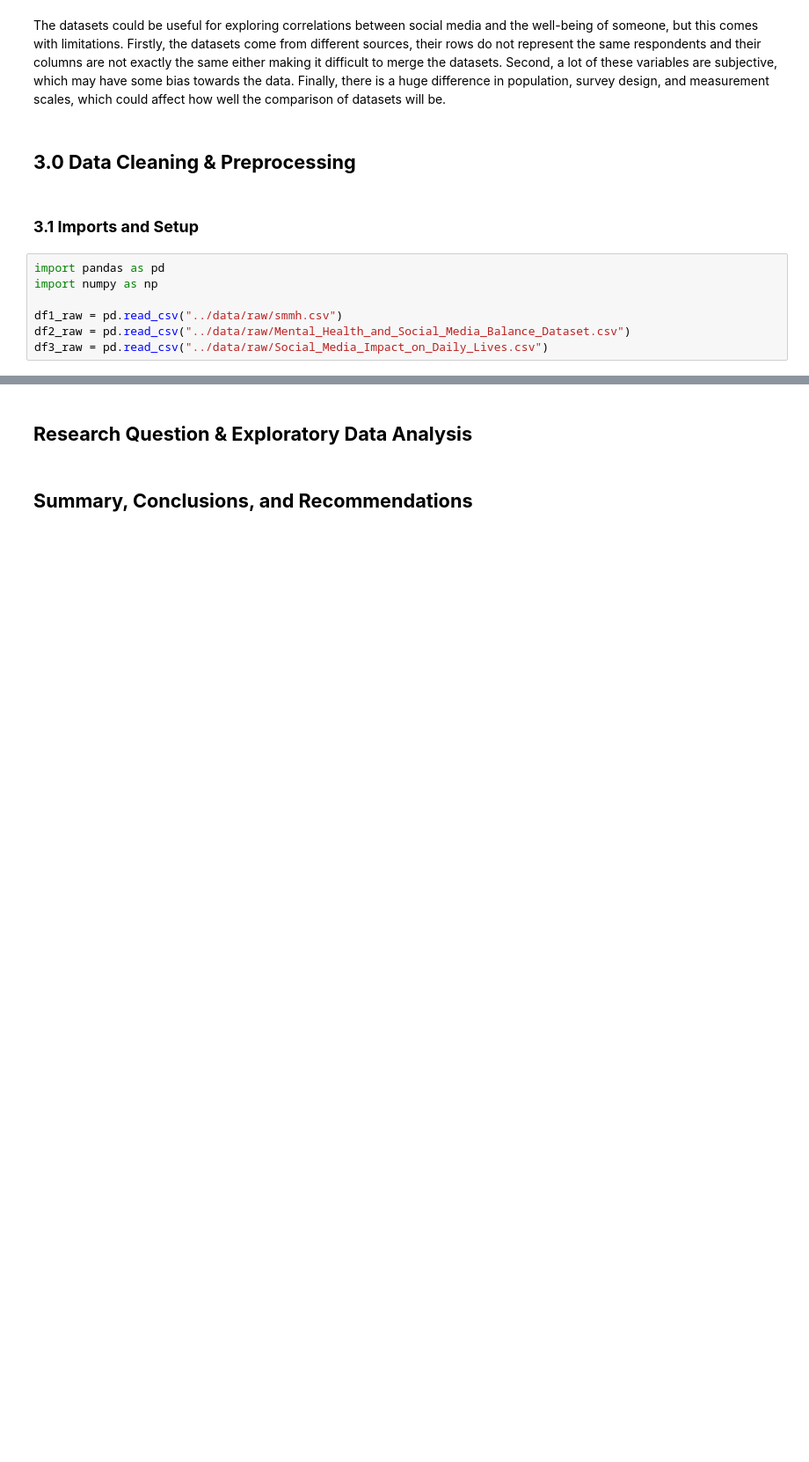
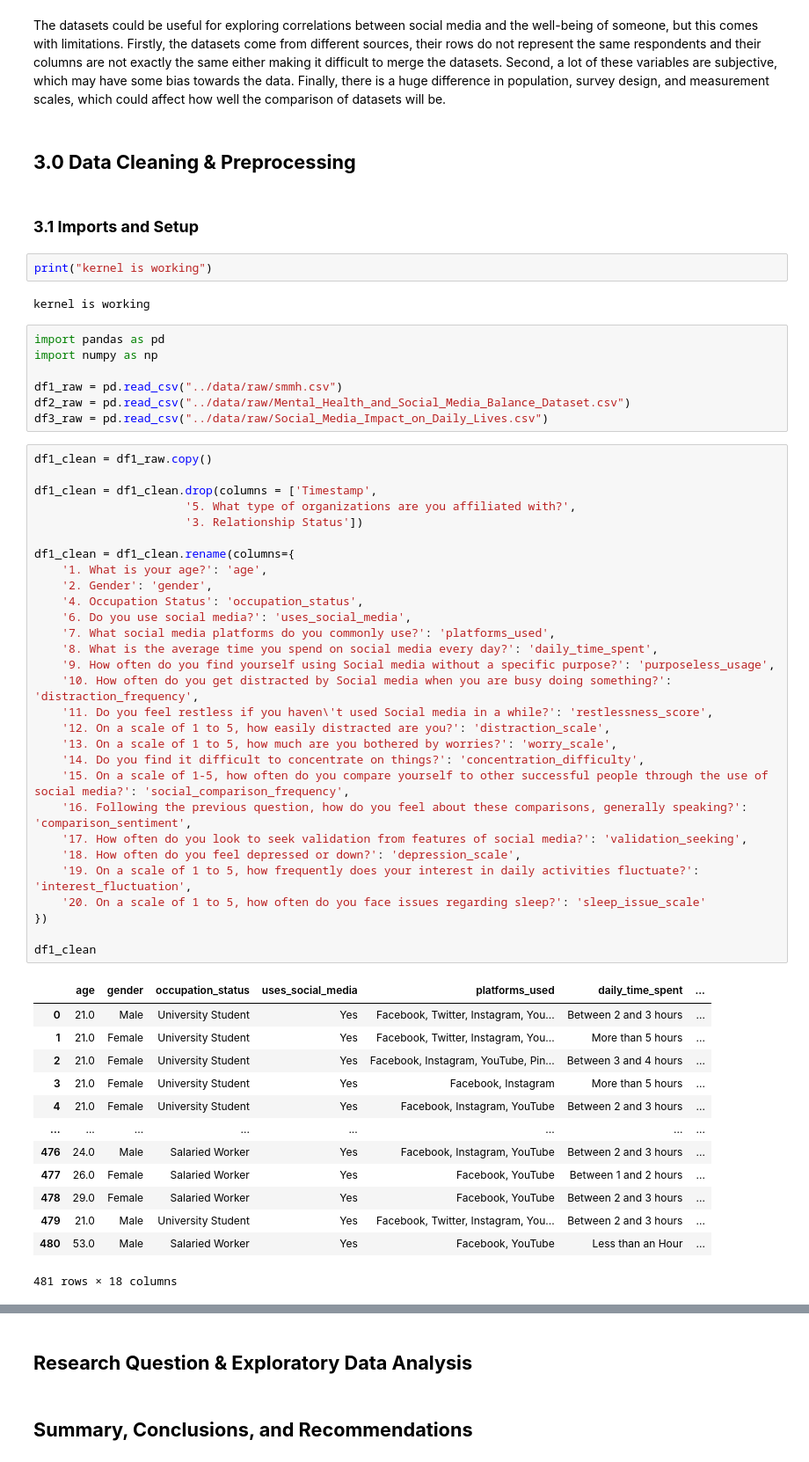
Before and after one commit to klyckman/CSMODEL, a Jupyter notebook: notebooks/Kodiak_Knowers_Notebook.ipynb, the cells around one changed output, grey strips where cells are left out. Shown at 88% size. Saved outputs shown, nothing was run; the diff lists cells and outputs as text; blank space fills up the shorter version.

```diff
--- a/notebooks/Kodiak_Knowers_Notebook.ipynb
+++ b/notebooks/Kodiak_Knowers_Notebook.ipynb
@@ -61,6 +61,10 @@ The datasets could be useful for exploring correlations between social media and
 ## **3.0 Data Cleaning & Preprocessing**
 # %% [markdown]
 ### **3.1 Imports and Setup**
+# %%
+print("kernel is working")
+# %% [output]
+kernel is working
 # %%
 import pandas as pd
 import numpy as np
@@ -68,3 +72,46 @@ import numpy as np
 df1_raw = pd.read_csv("../data/raw/smmh.csv")
 df2_raw = pd.read_csv("../data/raw/Mental_Health_and_Social_Media_Balance_Dataset.csv")
 df3_raw = pd.read_csv("../data/raw/Social_Media_Impact_on_Daily_Lives.csv")
+# %%
+df1_clean = df1_raw.copy()
+
+df1_clean = df1_clean.drop(columns = ['Timestamp',
+                      '5. What type of organizations are you affiliated with?',
+                      '3. Relationship Status'])
+
+df1_clean = df1_clean.rename(columns={
+    '1. What is your age?': 'age',
+    '2. Gender': 'gender',
+    '4. Occupation Status': 'occupation_status',
+    '6. Do you use social media?': 'uses_social_media',
+    '7. What social media platforms do you commonly use?': 'platforms_used',
+    '8. What is the average time you spend on social media every day?': 'daily_time_spent',
+    '9. How often do you find yourself using Social media without a specific purpose?': 'purposeless_usage',
+    '10. How often do you get distracted by Social media when you are busy doing something?': 'distraction_frequency',
+    '11. Do you feel restless if you haven\'t used Social media in a while?': 'restlessness_score',
+    '12. On a scale of 1 to 5, how easily distracted are you?': 'distraction_scale',
+    '13. On a scale of 1 to 5, how much are you bothered by worries?': 'worry_scale',
+    '14. Do you find it difficult to concentrate on things?': 'concentration_difficulty',
+    '15. On a scale of 1-5, how often do you compare yourself to other successful people through the use of social media?': 'social_comparison_frequency',
+    '16. Following the previous question, how do you feel about these comparisons, generally speaking?': 'comparison_sentiment',
+    '17. How often do you look to seek validation from features of social media?': 'validation_seeking',
+    '18. How often do you feel depressed or down?': 'depression_scale',
+    '19. On a scale of 1 to 5, how frequently does your interest in daily activities fluctuate?': 'interest_fluctuation',
+    '20. On a scale of 1 to 5, how often do you face issues regarding sleep?': 'sleep_issue_scale'
+})
+
+df1_clean
+# %% [output]
+|  | age | gender | occupation_status | uses_social_media | platforms_used | daily_time_spent | ... |
+| 0 | 21.0 | Male | University Student | Yes | Facebook, Twitter, Instagram, You... | Between 2 and 3 hours | ... |
+| 1 | 21.0 | Female | University Student | Yes | Facebook, Twitter, Instagram, You... | More than 5 hours | ... |
+| 2 | 21.0 | Female | University Student | Yes | Facebook, Instagram, YouTube, Pin... | Between 3 and 4 hours | ... |
+| 3 | 21.0 | Female | University Student | Yes | Facebook, Instagram | More than 5 hours | ... |
+| 4 | 21.0 | Female | University Student | Yes | Facebook, Instagram, YouTube | Between 2 and 3 hours | ... |
+| ... | ... | ... | ... | ... | ... | ... | ... |
+| 476 | 24.0 | Male | Salaried Worker | Yes | Facebook, Instagram, YouTube | Between 2 and 3 hours | ... |
+| 477 | 26.0 | Female | Salaried Worker | Yes | Facebook, YouTube | Between 1 and 2 hours | ... |
+| 478 | 29.0 | Female | Salaried Worker | Yes | Facebook, YouTube | Between 2 and 3 hours | ... |
+| 479 | 21.0 | Male | University Student | Yes | Facebook, Twitter, Instagram, You... | Between 2 and 3 hours | ... |
+| 480 | 53.0 | Male | Salaried Worker | Yes | Facebook, YouTube | Less than an Hour | ... |
+481 rows × 18 columns
```
Also changed, not shown: parts of 2 cells of this notebook.
